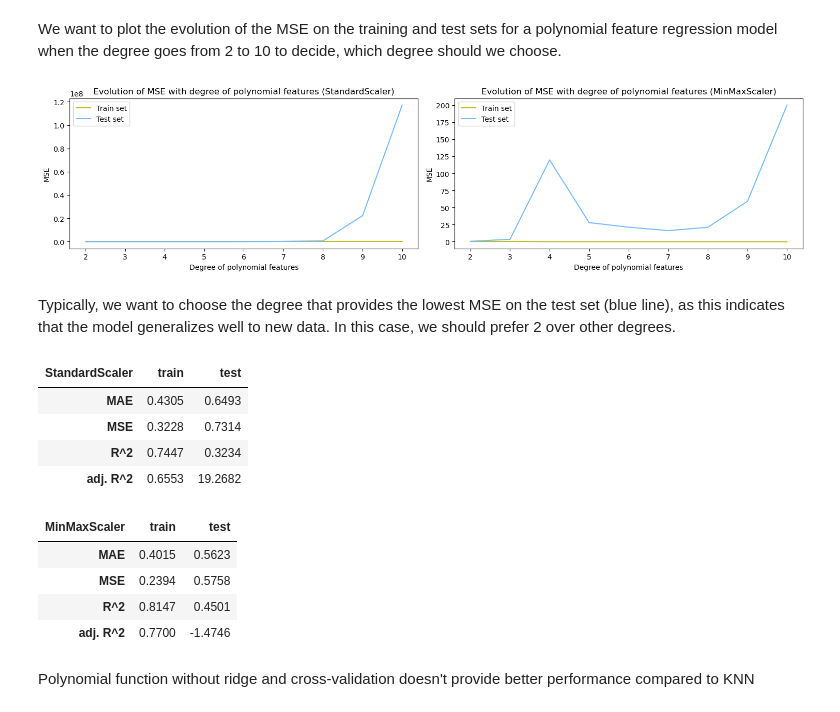
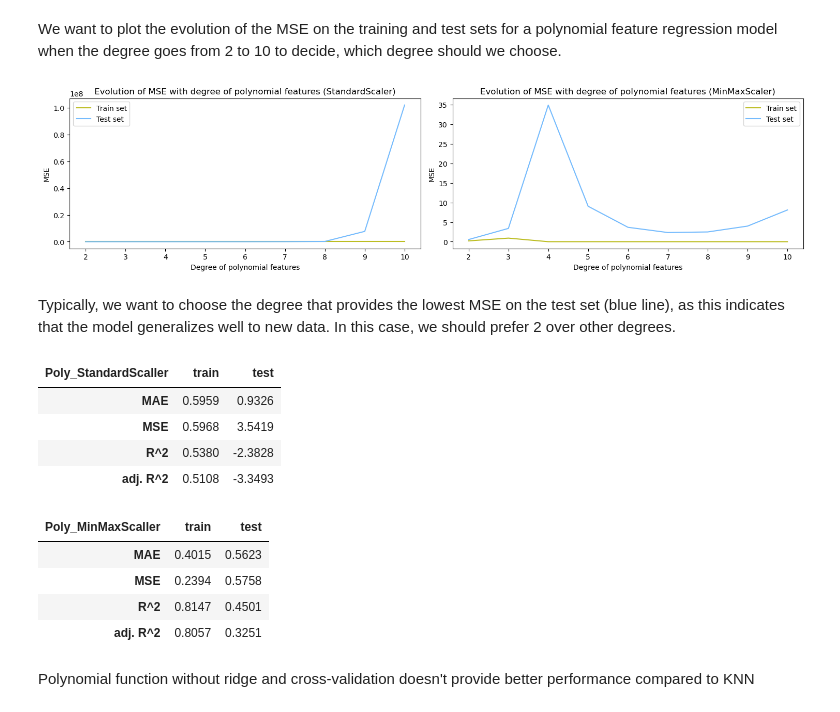
Before and after one commit to mivelikikh/what_makes_us_happy, a Jupyter notebook: PCA_approach.ipynb, the cells around one changed output. Saved outputs shown, nothing was run; the diff lists cells and outputs as text; code cells hidden in the pictures.

```diff
--- a/PCA_approach.ipynb
+++ b/PCA_approach.ipynb
@@ -413,49 +352,52 @@ X_minmax_train_poly, X_minmax_test_poly, y_minmax_train_poly, y_minmax_test_poly
 # %% [markdown]
 We want to plot the evolution of the MSE on the training and test sets for a polynomial feature regression model when the degree goes from 2 to 10 to decide, which degree should we choose.
 # %%
+X_std_train_poly, X_std_test_poly, y_std_train_poly, y_std_test_poly = train_test_split(feature_matrix_std, y, test_size=0.2, random_state=88)
+X_minmax_train_poly, X_minmax_test_poly, y_minmax_train_poly, y_minmax_test_poly = train_test_split(feature_matrix_minmax, y, test_size=0.2, random_state=99)
+
 fig, axs = plt.subplots(1, 2, figsize=(15, 4))
 
 datasets = [(X_std_train_poly, y_std_train_poly, X_std_test_poly, y_std_test_poly, "StandardScaler"),
             (X_minmax_train_poly, y_minmax_train_poly, X_minmax_test_poly, y_minmax_test_poly, "MinMaxScaler")]
 
 for i, (X_train_poly, y_train_poly, X_test_poly, y_test_poly, scaler_name) in enumerate(datasets):
     train_mse = []
     test_mse = []
 
     for degree in tqdm(range(2, 11)):
-        poly_metrics = poly_reg(degree, X_train_poly, y_train_poly, X_test_poly, y_test_poly, scaler_name)
+        poly_metrics = poly_reg(degree, X_train_poly, y_train_poly, scaler_name)
         train_mse.append(poly_metrics.loc['MSE', 'train'])
         test_mse.append(poly_metrics.loc['MSE', 'test'])
 
     degrees = range(2, 11)
     axs[i].plot(degrees, train_mse, label='Train set', color='tab:olive')
     axs[i].plot(degrees, test_mse, label='Test set', color='xkcd:sky blue')
     axs[i].set_xlabel('Degree of polynomial features')
     axs[i].set_ylabel('MSE')
     axs[i].set_title(f'Evolution of MSE with degree of polynomial features ({scaler_name})')
     axs[i].legend()
 
 plt.tight_layout()
 plt.show()
 # %% [output]
-[figure, old version]
+[figure, new version]
 # %% [markdown]
 Typically, we want to choose the degree that provides the lowest MSE on the test set (blue line), as this indicates that the model generalizes well to new data. In this case, we should prefer 2 over other degrees.
 # %%
 # polynom without ridge and cross-validation
-display(poly_reg(2, X_std_train_poly, y_std_train_poly, X_std_test_poly, y_std_test_poly, "StandardScaler"))
-display(poly_reg(2, X_minmax_train_poly, y_minmax_train_poly, X_minmax_test_poly, y_minmax_test_poly, "MinMaxScaler"))
+display(poly_reg(2, feature_matrix_std, y, "StandardScaller"))
+display(poly_reg(2, feature_matrix_minmax, y, "MinMaxScaller"))
 # %% [output]
-| StandardScaler | train | test |
-| MAE | 0.4305 | 0.6493 |
-| MSE | 0.3228 | 0.7314 |
-| R^2 | 0.7447 | 0.3234 |
-| adj. R^2 | 0.6553 | 19.2682 |
+| Poly_StandardScaller | train | test |
+| MAE | 0.5959 | 0.9326 |
+| MSE | 0.5968 | 3.5419 |
+| R^2 | 0.5380 | -2.3828 |
+| adj. R^2 | 0.5108 | -3.3493 |
-| MinMaxScaler | train | test |
+| Poly_MinMaxScaller | train | test |
 | MAE | 0.4015 | 0.5623 |
 | MSE | 0.2394 | 0.5758 |
 | R^2 | 0.8147 | 0.4501 |
-| adj. R^2 | 0.7700 | -1.4746 |
+| adj. R^2 | 0.8057 | 0.3251 |
 # %% [markdown]
 Polynomial function without ridge and cross-validation doesn't provide better performance compared to KNN
 # %% [markdown]
```
Also changed, not shown: parts of 18 cells of this notebook, 1 other file.
